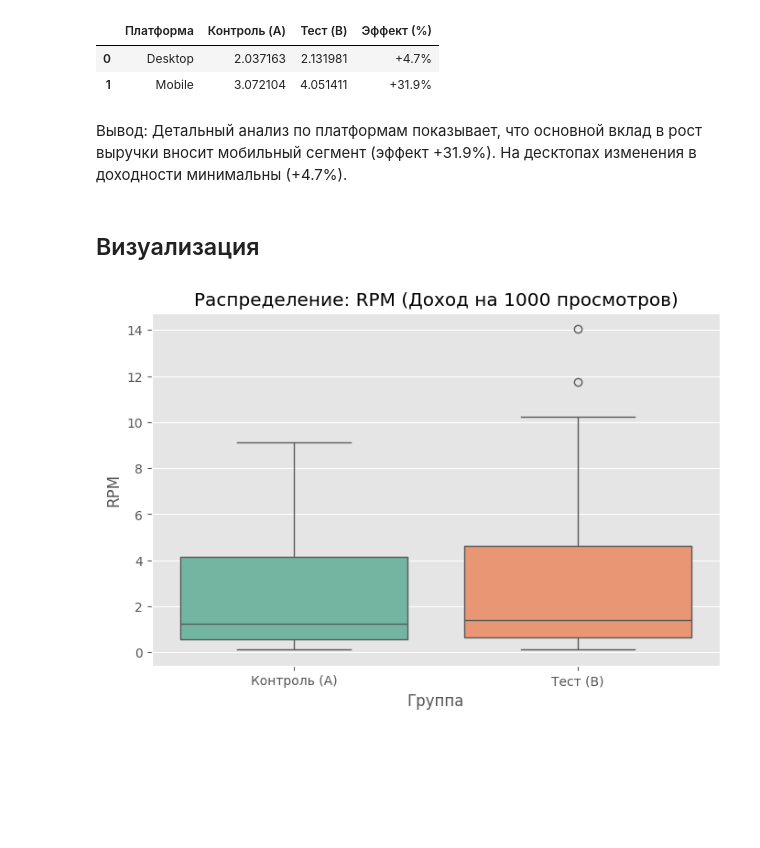
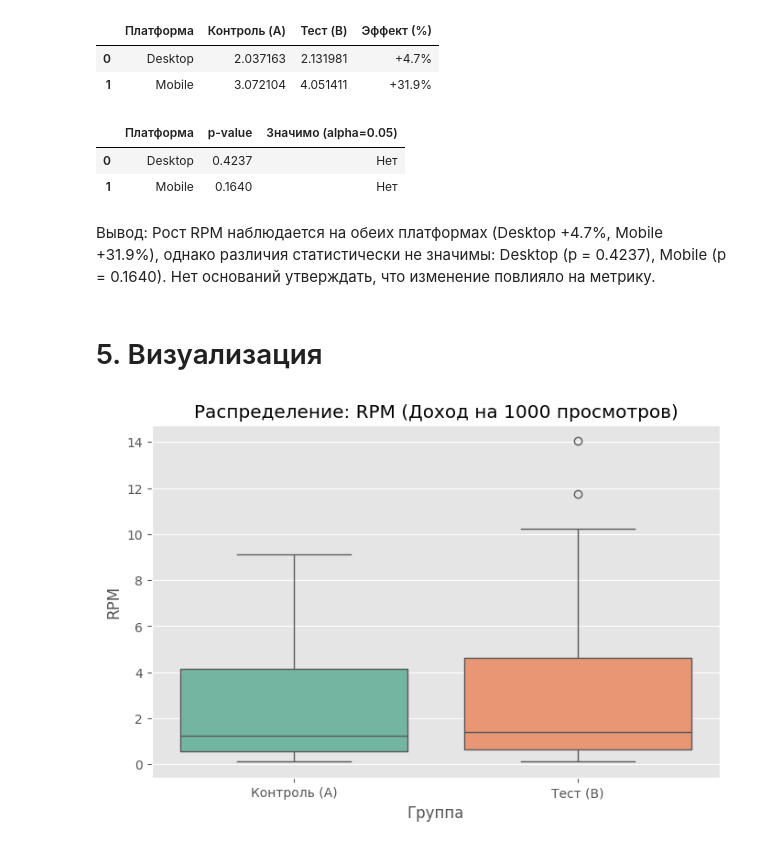
Before and after one commit to ArinaKrasotina/data-analysis, a Jupyter notebook: AB testing/AB test.ipynb, the cells around one changed output. Drawn from its saved outputs; the diff is of its cells as text; code cells hidden in the pictures; blank space fills up the shorter version.

```diff
--- a/AB testing/AB test.ipynb
+++ b/AB testing/AB test.ipynb
@@ -219,7 +314,7 @@ plt.show()
 control = df_revenue[df_revenue['variant_name'] == 'control']['revenue']
 variant = df_revenue[df_revenue['variant_name'] == 'variant']['revenue']
 
-stat, p_value = mannwhitneyu(control, variant)
+stat, p_value = ttest_ind(variant, control, alternative='greater')
 
-p_value
+print(f"p-value ≈ {p_value:.2e}")
 # %% [output]
@@ -336,11 +382,36 @@ platform_stats
 |  | Платформа | Контроль (A) | Тест (B) | Эффект (%) |
 | 0 | Desktop | 2.037163 | 2.131981 | +4.7% |
 | 1 | Mobile | 3.072104 | 4.051411 | +31.9% |
+# %%
+platform_tests = []
+
+for platform in df_main['platform'].unique():
+    subset = df_main[df_main['platform'] == platform]
+
+    A = subset[subset['group_name'] == 'A']['RPM']
+    B = subset[subset['group_name'] == 'B']['RPM']
+
+    stat, p = ttest_ind(B, A, alternative='greater', equal_var=False)
+
+    platform_tests.append({
+        'Платформа': platform,
+        'p-value': round(p, 4),
+        'Значимо (alpha=0.05)': 'Да' if p < 0.05 else 'Нет'
+    })
+
+platform_tests_df = pd.DataFrame(platform_tests)
+platform_tests_df
+# %% [output]
+|  | Платформа | p-value | Значимо (alpha=0.05) |
+| 0 | Desktop | 0.4237 | Нет |
+| 1 | Mobile | 0.1640 | Нет |
 # %% [markdown]
 
-Вывод: Детальный анализ по платформам показывает, что основной вклад в рост выручки вносит мобильный сегмент (эффект +31.9%). На десктопах изменения в доходности минимальны (+4.7%).
+Вывод: Рост RPM наблюдается на обеих платформах (Desktop +4.7%, Mobile +31.9%), однако различия статистически не значимы:
+Desktop (p = 0.4237), Mobile (p = 0.1640).
+Нет оснований утверждать, что изменение повлияло на метрику.
 # %% [markdown]
-## Визуализация
+# 5. Визуализация
 # %%
 import warnings
 warnings.filterwarnings('ignore')
```
Also changed, not shown: parts of 44 cells of this notebook, 11 other files.
